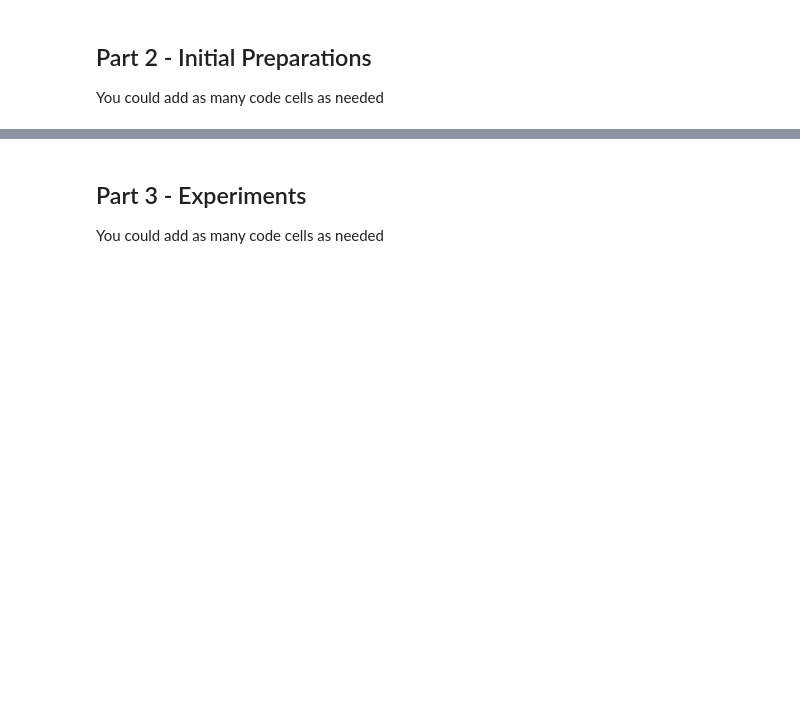
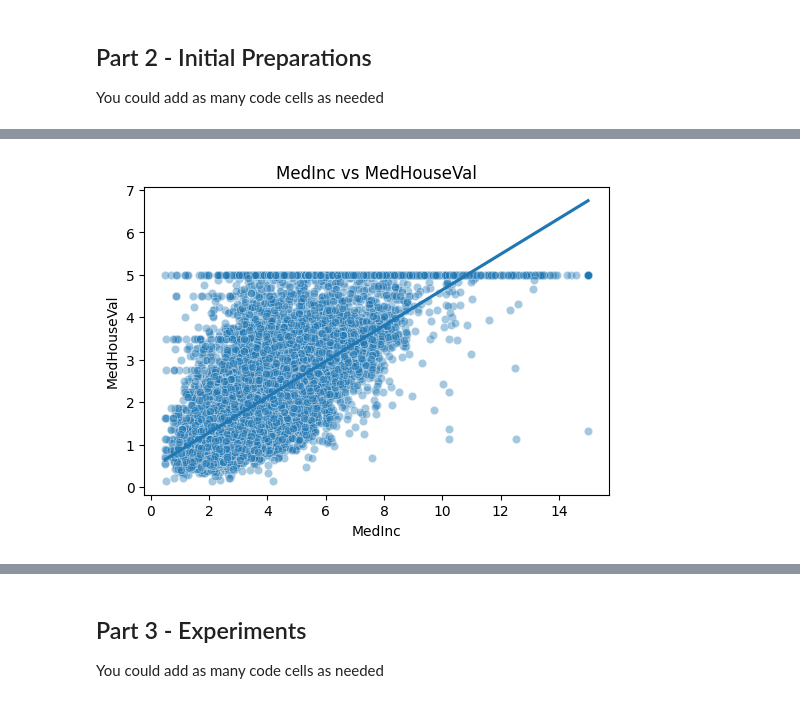
Before and after one commit to OfirOhan/House_pricing, a Jupyter notebook: Assignment_supervised_learning_flow.ipynb, the cells around one changed output, grey strips where cells are left out. Drawn from its saved outputs; the diff is of its cells as text; code cells hidden in the pictures; blank space fills up the shorter version.

```diff
--- a/Assignment_supervised_learning_flow.ipynb
+++ b/Assignment_supervised_learning_flow.ipynb
@@ -57,0 +117,9 @@ You could add as many code cells as needed
+# %%
+# 2) MedInc vs MedHouseVal
+plt.figure(figsize=(6,4))
+sns.scatterplot(x=train["MedInc"], y=train[target_col], alpha=0.4)
+sns.regplot(x=train["MedInc"], y=train[target_col], scatter=False, ci=None)
+plt.title("MedInc vs MedHouseVal")
+plt.show()
+# %% [output]
+[figure, added]
```
Also changed, not shown: parts of 13 cells of this notebook.
